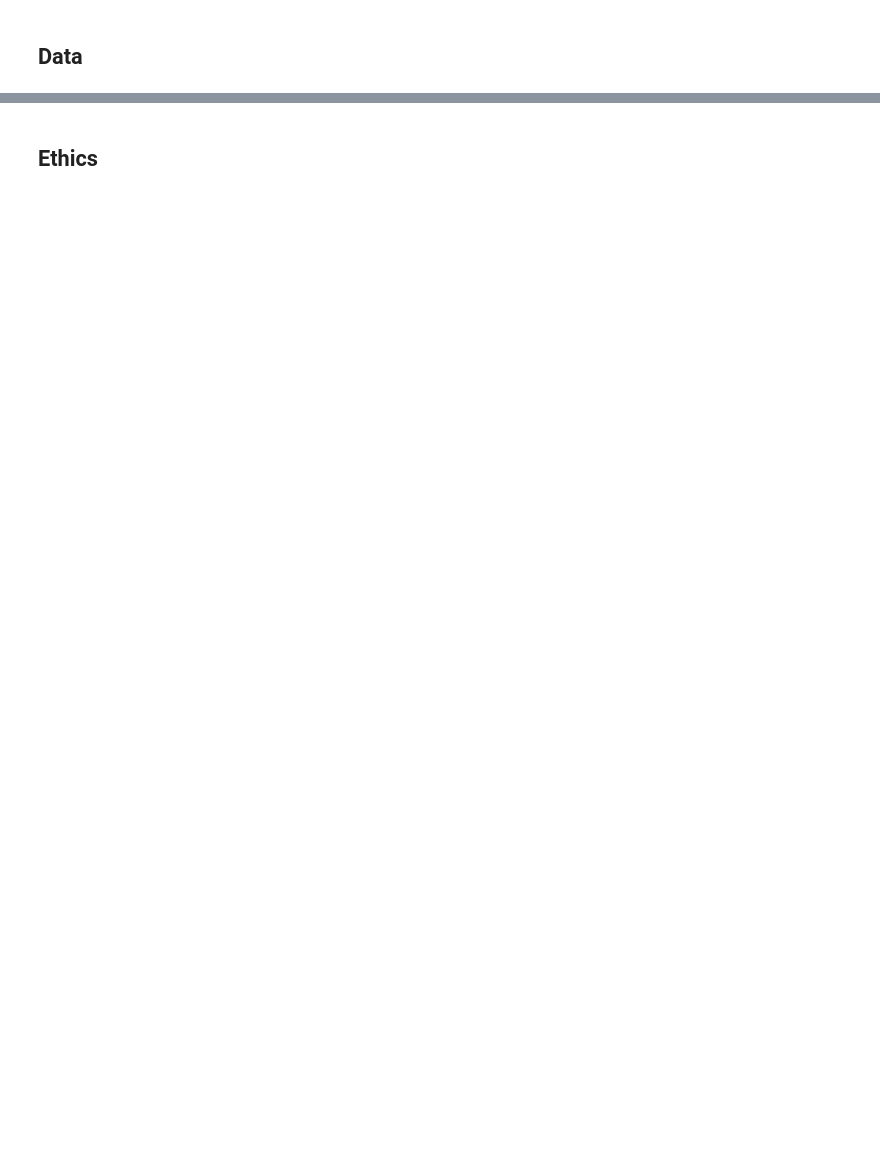
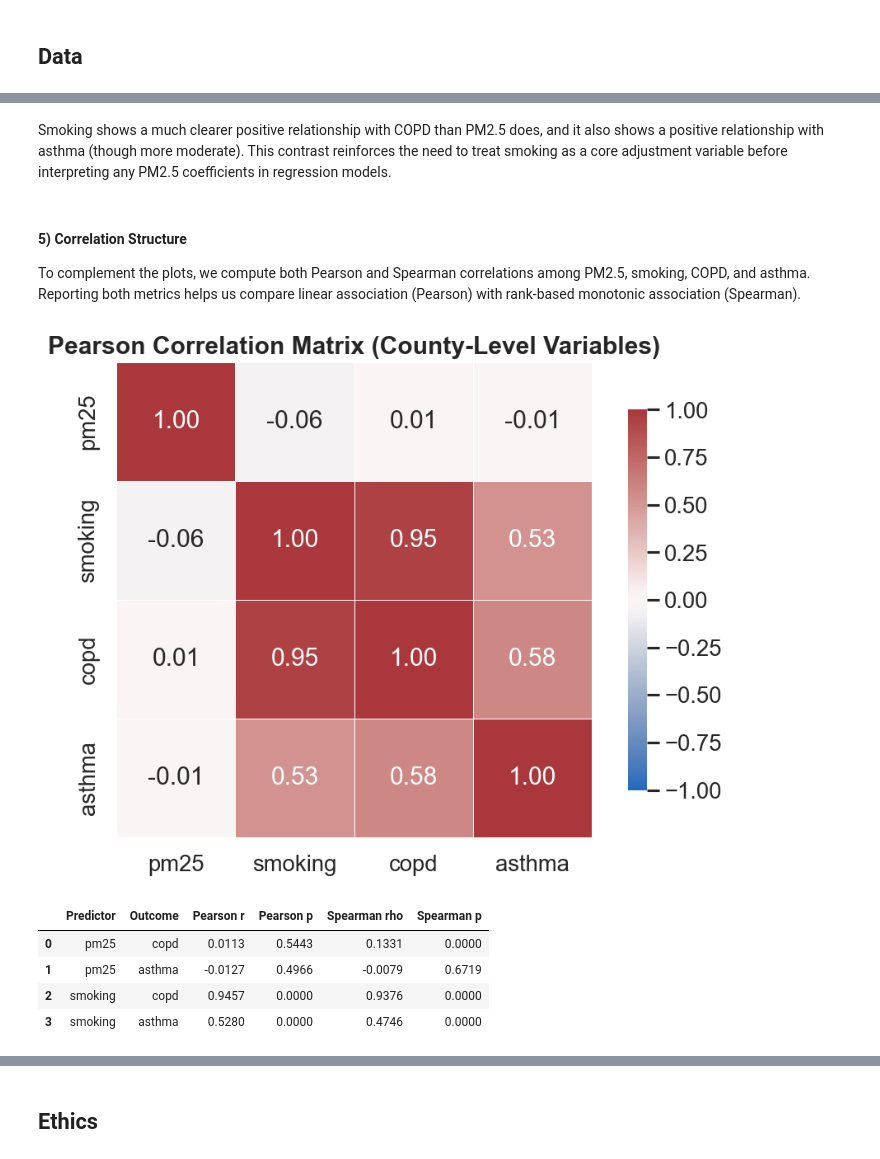
Before and after one commit to COGS108/Group142_WI26, a Jupyter notebook: 02-EDACheckpoint.ipynb, the cells around one changed output, grey strips where cells are left out. Drawn from its saved outputs; the diff is of its cells as text; code cells hidden in the pictures; blank space fills up the shorter version.

```diff
--- a/02-EDACheckpoint.ipynb
+++ b/02-EDACheckpoint.ipynb
@@ -204,0 +302,57 @@ Some more words and stuff.  Remember notebooks work best if you interleave the c
+# %% [markdown]
+Smoking shows a much clearer positive relationship with COPD than PM2.5 does, and it also shows a positive relationship with asthma (though more moderate). This contrast reinforces the need to treat smoking as a core adjustment variable before interpreting any PM2.5 coefficients in regression models.
+# %% [markdown]
+#### 5) Correlation Structure
+
+To complement the plots, we compute both Pearson and Spearman correlations among PM2.5, smoking, COPD, and asthma. Reporting both metrics helps us compare linear association (Pearson) with rank-based monotonic association (Spearman).
+# %%
+corr_vars = ['pm25', 'smoking', 'copd', 'asthma']
+pearson_corr = analysis_complete[corr_vars].corr(method='pearson')
+
+plt.figure(figsize=(8, 6))
+sns.heatmap(
+    pearson_corr,
+    annot=True,
+    fmt='.2f',
+    cmap='vlag',
+    vmin=-1,
+    vmax=1,
+    center=0,
+    square=True,
+    linewidths=0.5,
+    cbar_kws={'shrink': 0.8},
+)
+plt.title('Pearson Correlation Matrix (County-Level Variables)')
+plt.tight_layout()
+plt.show()
+
+pairs = [
+    ('pm25', 'copd'),
+    ('pm25', 'asthma'),
+    ('smoking', 'copd'),
+    ('smoking', 'asthma'),
+]
+
+rows = []
+for x, y in pairs:
+    r, p = stats.pearsonr(analysis_complete[x], analysis_complete[y])
+    rho, p_s = stats.spearmanr(analysis_complete[x], analysis_complete[y])
+    rows.append({
+        'Predictor': x,
+        'Outcome': y,
+        'Pearson r': r,
+        'Pearson p': p,
+        'Spearman rho': rho,
+        'Spearman p': p_s,
+    })
+
+corr_tests = pd.DataFrame(rows)
+
+display(corr_tests.round(4))
+# %% [output]
+[figure, added]
+|  | Predictor | Outcome | Pearson r | Pearson p | Spearman rho | Spearman p |
+| 0 | pm25 | copd | 0.0113 | 0.5443 | 0.1331 | 0.0000 |
+| 1 | pm25 | asthma | -0.0127 | 0.4966 | -0.0079 | 0.6719 |
+| 2 | smoking | copd | 0.9457 | 0.0000 | 0.9376 | 0.0000 |
+| 3 | smoking | asthma | 0.5280 | 0.0000 | 0.4746 | 0.0000 |
```
Also changed, not shown: parts of 60 cells of this notebook.
